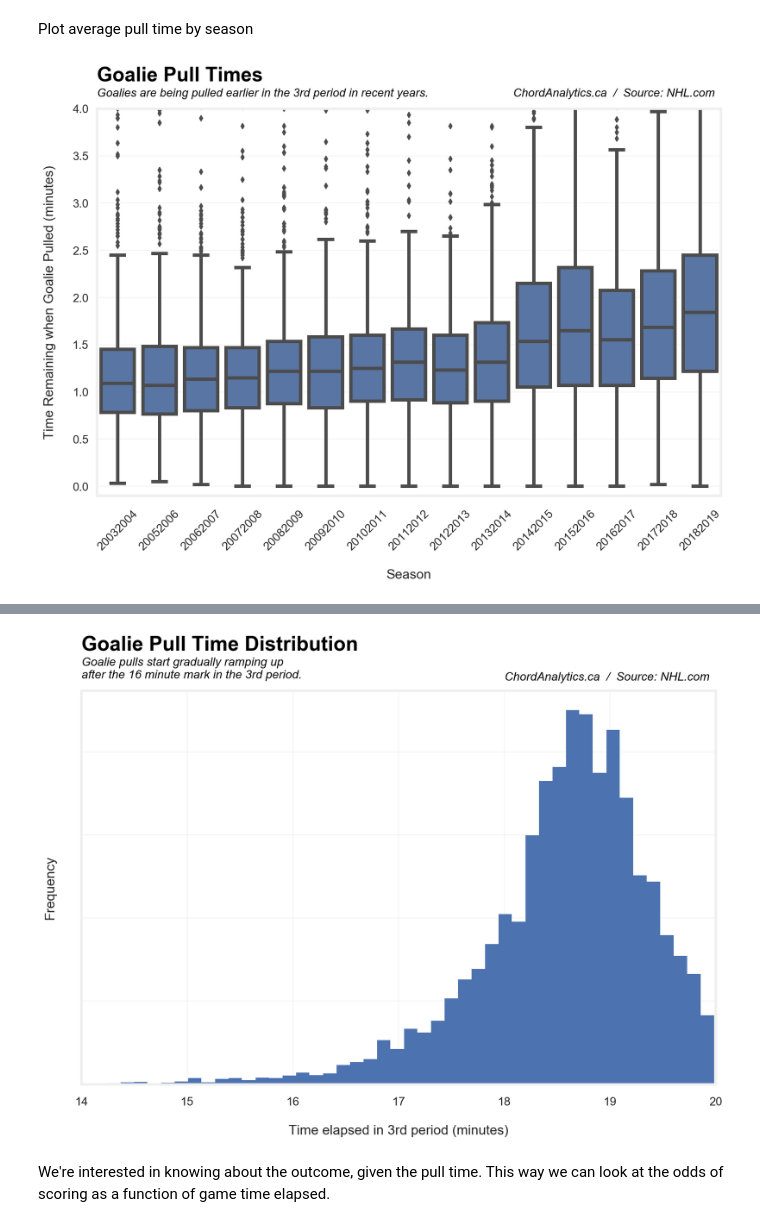
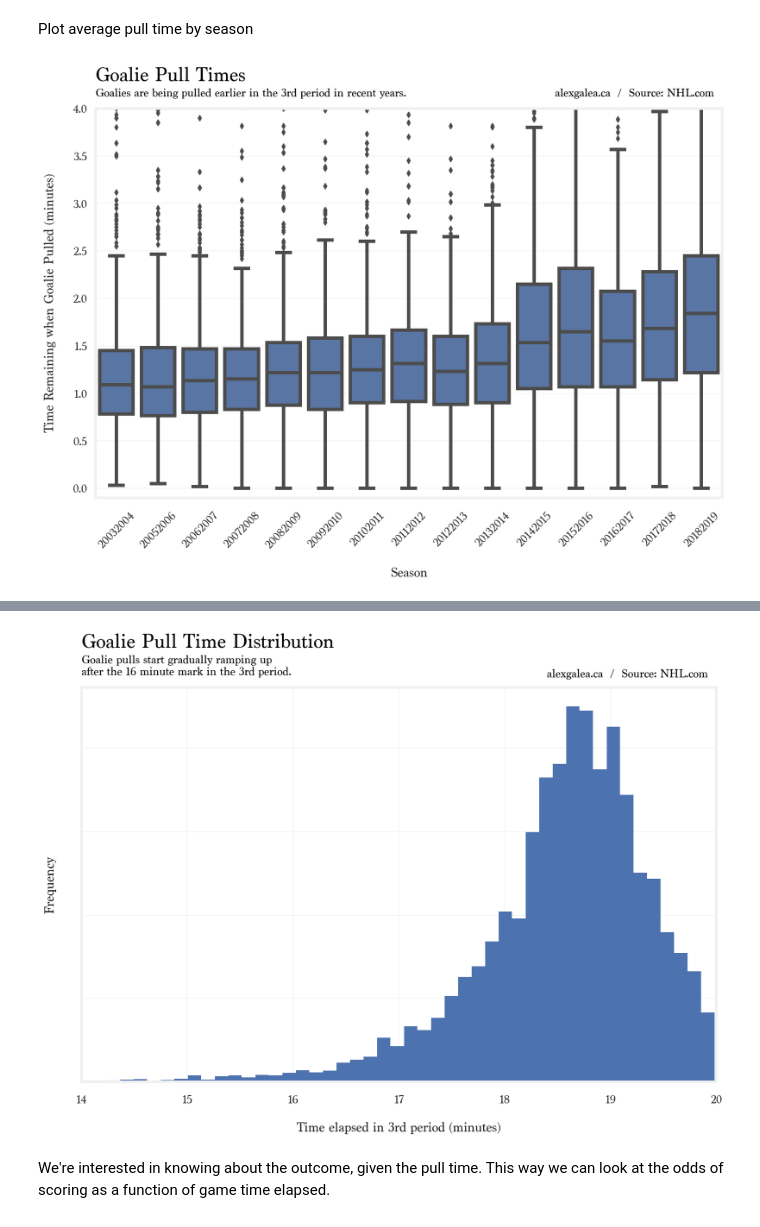
Before and after one commit to zazencodes/nhl-goalie-pull-optimization, a Jupyter notebook: notebooks/src/3_exploratory_analysis_2003-2019.ipynb, the cells around one changed output, grey strips where cells are left out. Cells and saved outputs as stored; diff of their text form; code cells hidden in the pictures.

```diff
--- a/notebooks/src/3_exploratory_analysis_2003-2019.ipynb
+++ b/notebooks/src/3_exploratory_analysis_2003-2019.ipynb
@@ -37,6 +49,7 @@ sns.set() # Revert to matplotlib defaults
 plt.rcParams['figure.figsize'] = (12, 8)
 plt.rcParams['legend.fancybox'] = True
 plt.style.use('fivethirtyeight')
+plt.rcParams['font.family'] = 'Marion'
 
 SMALL_SIZE, MEDIUM_SIZE, BIGGER_SIZE = 14, 16, 20
 plt.rc('font', size=SMALL_SIZE)
@@ -460,31 +477,31 @@ Plot average pull time by season
 # %%
 df['pull_time_remaining'] = (
     df['pull_time']
     .apply(lambda x: datetime.timedelta(seconds=60*20) - x)
     .astype('timedelta64[s]')
 ) / 60
 sns.boxplot(x='season', y='pull_time_remaining', data=df, color='b')
 plt.ylabel('Time Remaining when Goalie Pulled (minutes)')
 plt.xlabel('Season')
 plt.xticks(rotation=45)
 plt.ylim(-0.1, 4)
 
 plt.text(x=-0.5, y=4.29,
     s='Goalie Pull Times',
     fontsize=24, color='black', weight='bold')
 
 plt.text(x=-0.5, y=4.13,
     s='Goalies are being pulled earlier in the 3rd period in recent years.',
     fontsize=14, color='black', style='italic')
 
-plt.text(x=9.5, y=4.13,
-    s='ChordAnalytics.ca  /  Source: NHL.com',
+plt.text(x=10.5, y=4.13,
+    s='alexgalea.ca  /  Source: NHL.com',
     fontsize=14, color='black', style='italic')
 
 
 savefig('goalie_pull_times_by_season')
 # %% [output]
-[figure, old version]
+[figure, new version]
 # %%
 df.groupby('season').pull_time_remaining.mean()
 # %% [output]
@@ -524,14 +541,14 @@ plt.text(x=14, y=976,
     s='Goalie pulls start gradually ramping up\nafter the 16 minute mark in the 3rd period.',
     fontsize=14, color='black', style='italic')
 
-plt.text(x=18, y=971,
-    s='ChordAnalytics.ca  /  Source: NHL.com',
+plt.text(x=18.4, y=971,
+    s='alexgalea.ca  /  Source: NHL.com',
     fontsize=14, color='black', style='italic')
 
 
 savefig('goalie_pull_game_times_hist')
 # %% [output]
-[figure, old version]
+[figure, new version]
 # %% [markdown]
 We're interested in knowing about the outcome, given the pull time. This way we can look at the odds of scoring as a function of game time elapsed.
 # %%
```
Also changed, not shown: parts of 13 cells of this notebook, 25 other files.
